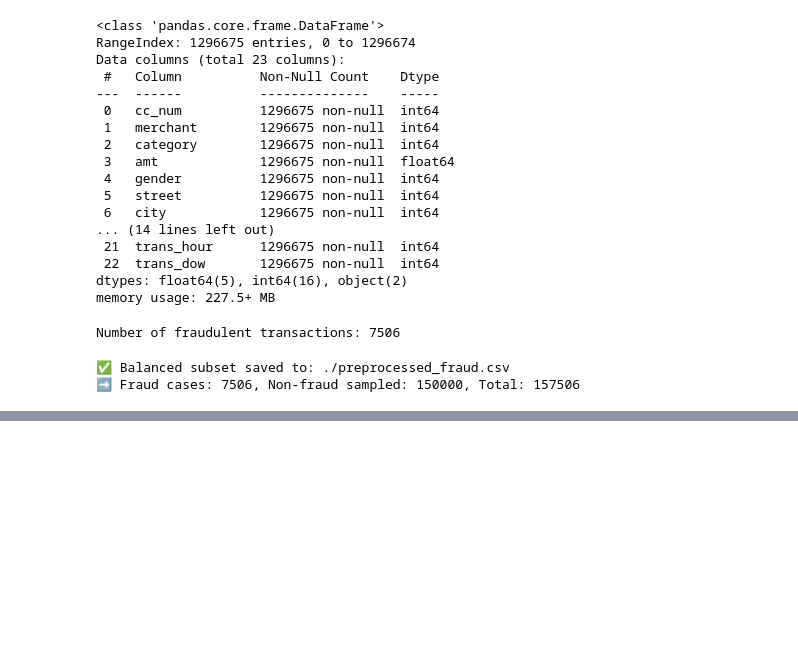
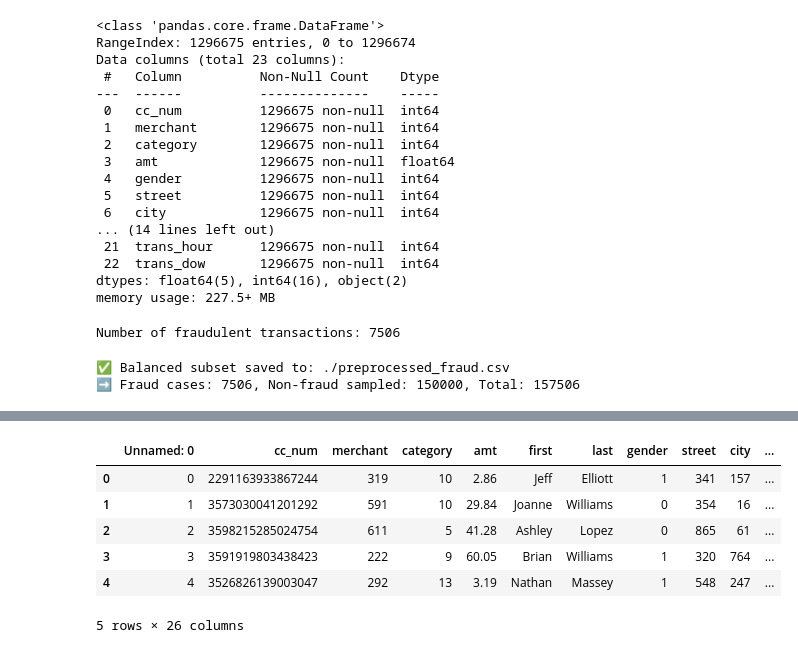
Before and after one commit to VicBeltran/Gnn_public_dataset_test, a Jupyter notebook: dataset_eval.ipynb, the cells around one changed output, grey strips where cells are left out. Cells and saved outputs as stored; diff of their text form; code cells hidden in the pictures; blank space fills up the shorter version.

```diff
--- a/dataset_eval.ipynb
+++ b/dataset_eval.ipynb
@@ -229,0 +218,10 @@ pd.read_csv("./preprocessed_fraud_test.csv")
+# %%
+df.head()
+# %% [output]
+|  | Unnamed: 0 | cc_num | merchant | category | amt | first | last | gender | street | city | ... |
+| 0 | 0 | 2291163933867244 | 319 | 10 | 2.86 | Jeff | Elliott | 1 | 341 | 157 | ... |
+| 1 | 1 | 3573030041201292 | 591 | 10 | 29.84 | Joanne | Williams | 0 | 354 | 16 | ... |
+| 2 | 2 | 3598215285024754 | 611 | 5 | 41.28 | Ashley | Lopez | 0 | 865 | 61 | ... |
+| 3 | 3 | 3591919803438423 | 222 | 9 | 60.05 | Brian | Williams | 1 | 320 | 764 | ... |
+| 4 | 4 | 3526826139003047 | 292 | 13 | 3.19 | Nathan | Massey | 1 | 548 | 247 | ... |
+5 rows × 26 columns
```
Also changed, not shown: parts of 4 cells of this notebook, 20 other files.
